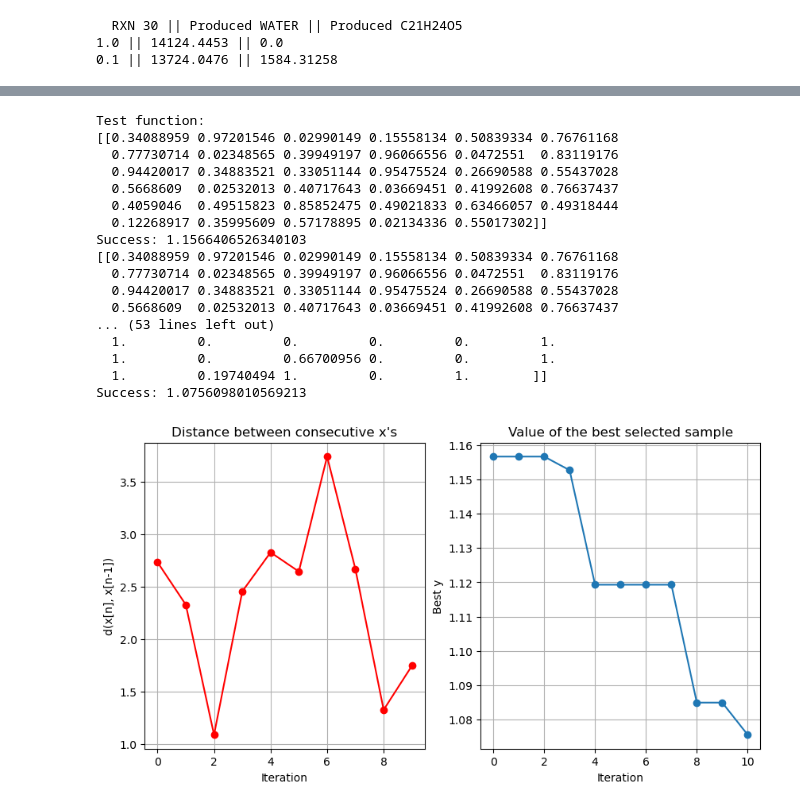
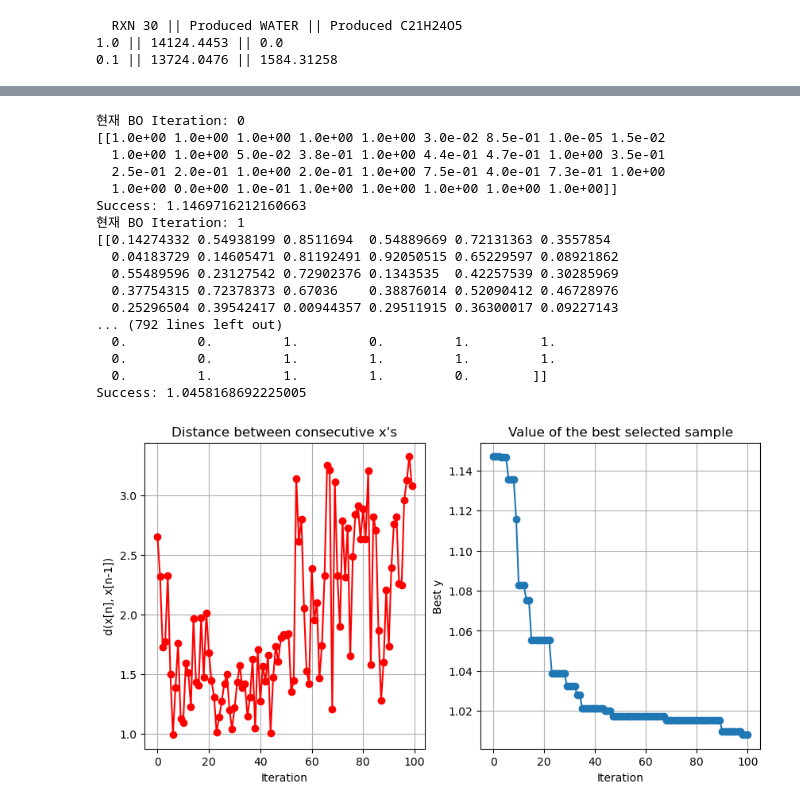
Before and after one commit to Hyein-coder/SAF-HDO, a Jupyter notebook: main_hdo_rxn.ipynb, the cells around one changed output, grey strips where cells are left out. Cells and saved outputs as stored; diff of their text form; code cells hidden in the pictures.

```diff
--- a/main_hdo_rxn.ipynb
+++ b/main_hdo_rxn.ipynb
@@ -192,7 +175,9 @@ import GPy
 import GPyOpt
 from GPyOpt.methods import ModularBayesianOptimization
 import numpy as np
-
+domain = [
+    {'name': f'rxn1_coef{i}', 'type': 'continuous', 'domain': (0, 1)} for i in range(n_rxns[0])
+]
 r_init_np = np.array(r_now[0]).reshape(1, -1)
 
 def get_hdo_results_numpy(rxn_coef):
@@ -211,51 +196,64 @@ def get_hdo_results_numpy(rxn_coef):
 
 # print("Test function:")
 # get_hdo_results_numpy(r_init_np)
 
+
+class HDO_Evaluator(object):
+    def __init__(self):
+        self.iteration_count = 0  # 반복 횟수 카운터 초기화
+
+    def evaluate(self, rxn_coef):
+        print(f"현재 BO Iteration: {self.iteration_count}")
+        val = get_hdo_results_numpy(rxn_coef)
+        self.iteration_count += 1
+        return val
+
+
 # Kernel function for Bayesian optimization: m52
 m52 = GPy.kern.Matern52(input_dim=r_init_np.shape[1], variance=1.0, lengthscale=1.0)
 
-objective = GPyOpt.core.task.SingleObjective(get_hdo_results_numpy)
+hdo_evaluator = HDO_Evaluator()
+objective = GPyOpt.core.task.SingleObjective(hdo_evaluator.evaluate)
 
 # Gaussian process regression model
 model = GPyOpt.models.GPModel(kernel=m52, exact_feval=True,
                               optimize_restarts=25, verbose=False)
 
 # Acquisition function: Expected improvement (EI)
 domain_space = GPyOpt.Design_space(space=domain)
 
 acquisition_optimizer = GPyOpt.optimization.AcquisitionOptimizer(domain_space)
 acquisition = GPyOpt.acquisitions.AcquisitionEI(model, domain_space, optimizer=acquisition_optimizer)
 evaluator = GPyOpt.core.evaluators.Sequential(acquisition)
 
 # Set Bayesian optimization
 BO = ModularBayesianOptimization(model, domain_space, objective, acquisition, evaluator, r_init_np)
 
 # Maximum time and iterations for Bayesian optimization
 max_time = None
-max_iter = 10
+max_iter = 100
 tolerance = -np.inf
 
 # Run Bayesian optimization
 BO.run_optimization(max_iter=max_iter, max_time=max_time, eps=tolerance, verbosity=False)
 BO.plot_convergence()
 # %% [output]
-Test function:
-[[0.34088959 0.97201546 0.02990149 0.15558134 0.50839334 0.76761168
-  0.77730714 0.02348565 0.39949197 0.96066556 0.0472551  0.83119176
-  0.94420017 0.34883521 0.33051144 0.95475524 0.26690588 0.55437028
-  0.5668609  0.02532013 0.40717643 0.03669451 0.41992608 0.76637437
-  0.4059046  0.49515823 0.85852475 0.49021833 0.63466057 0.49318444
-  0.12268917 0.35995609 0.57178895 0.02134336 0.55017302]]
-Success: 1.1566406526340103
-[[0.34088959 0.97201546 0.02990149 0.15558134 0.50839334 0.76761168
-  0.77730714 0.02348565 0.39949197 0.96066556 0.0472551  0.83119176
-  0.94420017 0.34883521 0.33051144 0.95475524 0.26690588 0.55437028
-  0.5668609  0.02532013 0.40717643 0.03669451 0.41992608 0.76637437
-... (53 lines left out)
-  1.         0.         0.         0.         0.         1.
-  1.         0.         0.66700956 0.         0.         1.
-  1.         0.19740494 1.         0.         1.        ]]
-Success: 1.0756098010569213
+현재 BO Iteration: 0
+[[1.0e+00 1.0e+00 1.0e+00 1.0e+00 1.0e+00 3.0e-02 8.5e-01 1.0e-05 1.5e-02
+  1.0e+00 1.0e+00 5.0e-02 3.8e-01 1.0e+00 4.4e-01 4.7e-01 1.0e+00 3.5e-01
+  2.5e-01 2.0e-01 1.0e+00 2.0e-01 1.0e+00 7.5e-01 4.0e-01 7.3e-01 1.0e+00
+  1.0e+00 0.0e+00 1.0e-01 1.0e+00 1.0e+00 1.0e+00 1.0e+00 1.0e+00]]
+Success: 1.1469716212160663
+현재 BO Iteration: 1
+[[0.14274332 0.54938199 0.8511694  0.54889669 0.72131363 0.3557854
+  0.04183729 0.14605471 0.81192491 0.92050515 0.65229597 0.08921862
+  0.55489596 0.23127542 0.72902376 0.1343535  0.42257539 0.30285969
+  0.37754315 0.72378373 0.67036    0.38876014 0.52090412 0.46728976
+  0.25296504 0.39542417 0.00944357 0.29511915 0.36300017 0.09227143
+... (792 lines left out)
+  0.         0.         1.         0.         1.         1.
+  0.         0.         1.         1.         1.         1.
+  0.         1.         1.         1.         0.        ]]
+Success: 1.0458168692225005
-[figure, old version]
+[figure, new version]
 # %%
```
Also changed, not shown: parts of 6 cells of this notebook.
